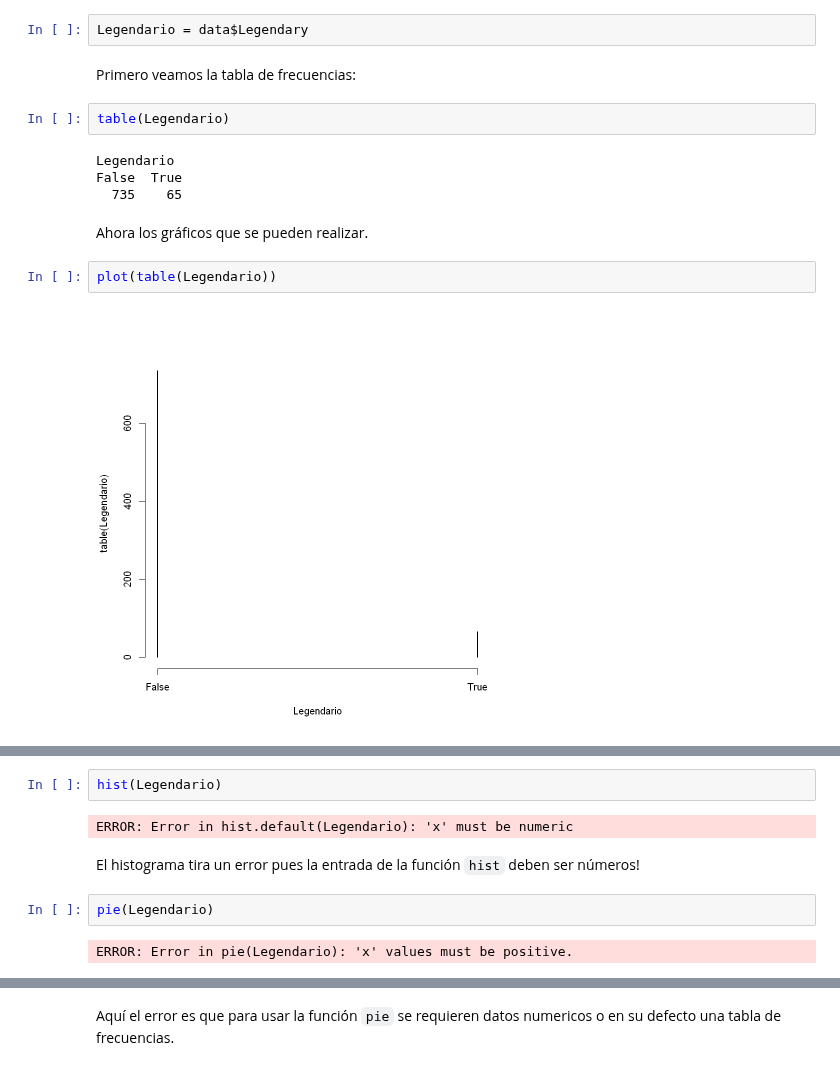
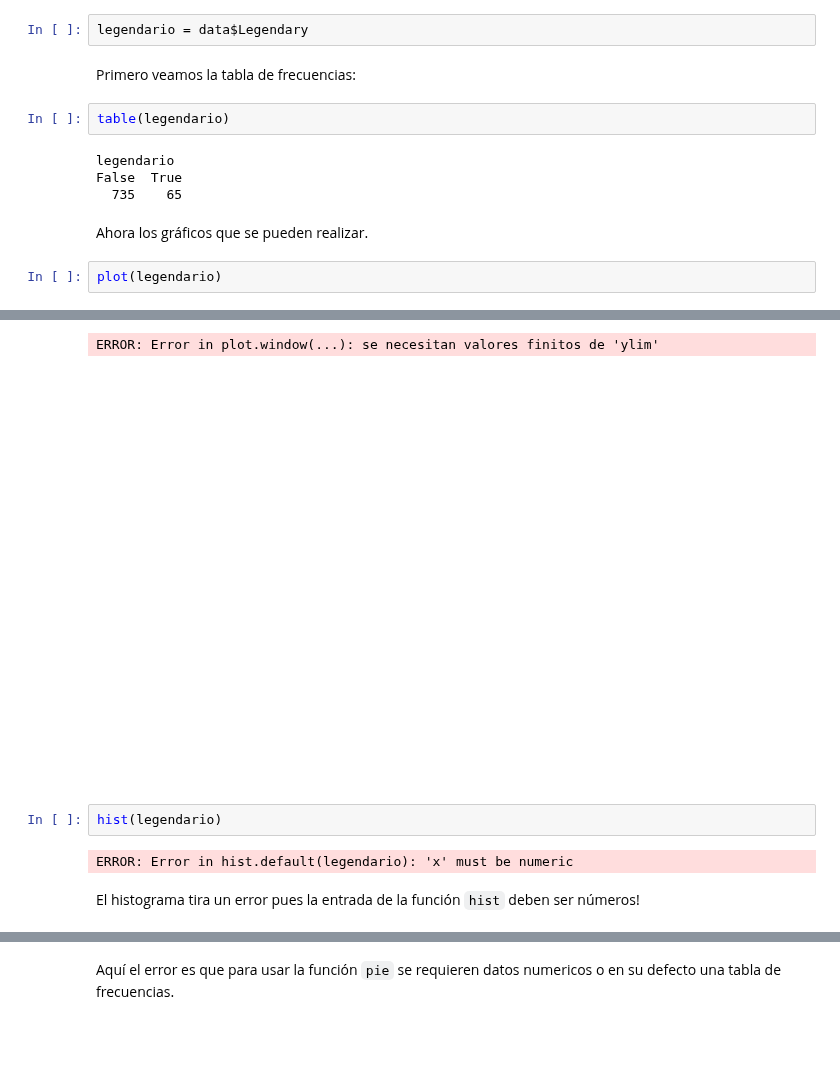
Before and after one commit to Fabimath/LEC-PYE, a Jupyter notebook: Clases/Clase_02.ipynb, the cells around one changed output, grey strips where cells are left out. Drawn from its saved outputs; the diff is of its cells as text; blank space fills up the shorter version.

```diff
--- a/Clases/Clase_02.ipynb
+++ b/Clases/Clase_02.ipynb
@@ -157,18 +135,17 @@ Estoy son los graficos mas simples de hacer en el lenguaje del R, existen mas ti
 # %% [markdown]
 Veamos que ocurre si el conjunto de datos es distinto, para ello trabajaremos con la variable `Legendary` de la base de datos.
 # %%
-Legendario = data$Legendary
+legendario = data$Legendary
 # %% [markdown]
 Primero veamos la tabla de frecuencias:
 # %%
-table(Legendario)
+table(legendario)
 # %% [output]
-Legendario
+legendario
 False  True
   735    65
 # %% [markdown]
 Ahora los gráficos que se pueden realizar.
-# %%
-plot(table(Legendario))
-# %% [output]
-[figure, removed]
+# %%
+plot(legendario)
+# %% [output]
@@ -175,10 +158,8 @@ plot(table(Legendario))
+ERROR: Error in plot.window(...): se necesitan valores finitos de 'ylim'
+[figure, added]
 # %%
-hist(Legendario)
+hist(legendario)
 # %% [output]
-ERROR: Error in hist.default(Legendario): 'x' must be numeric
+ERROR: Error in hist.default(legendario): 'x' must be numeric
 # %% [markdown]
 El histograma tira un error pues la entrada de la función `hist` deben ser números!
-# %%
-pie(Legendario)
-# %% [output]
-ERROR: Error in pie(Legendario): 'x' values must be positive.
```
Also changed, not shown: parts of 25 cells of this notebook.
